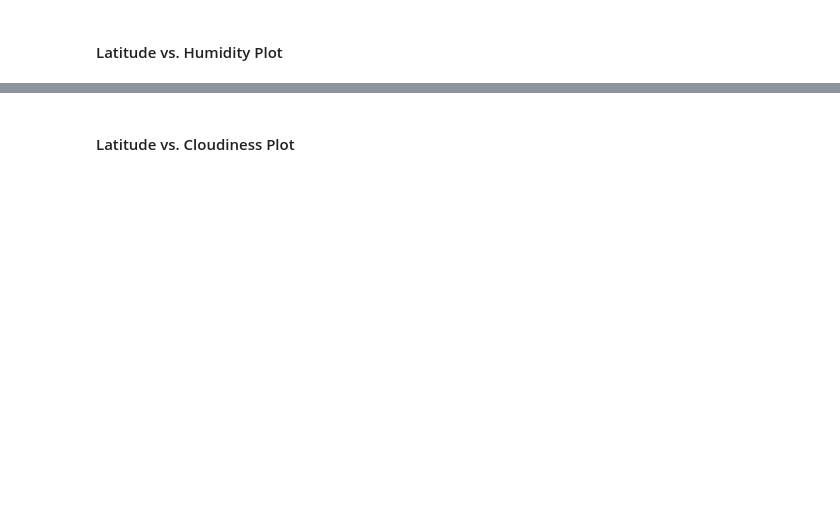
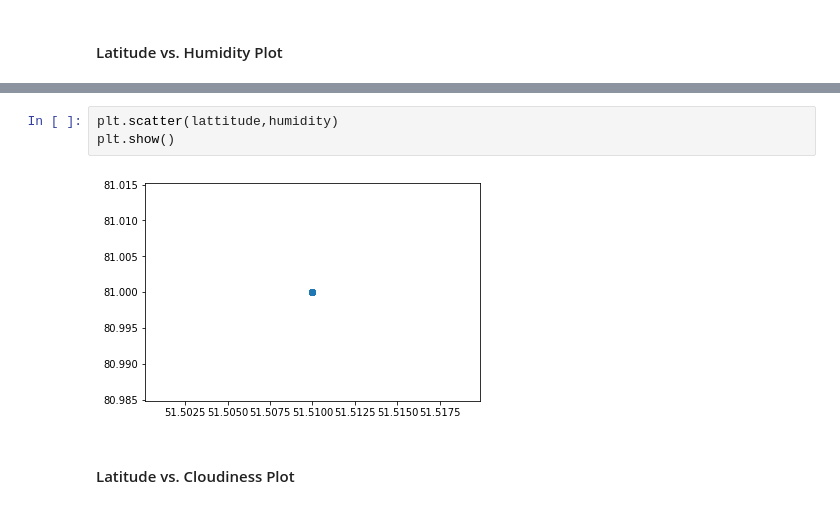
Before and after one commit to andyf117/weather_api, a Jupyter notebook: WeatherPy.ipynb, the cells around one changed output, grey strips where cells are left out. Drawn from its saved outputs; the diff is of its cells as text; blank space fills up the shorter version.

```diff
--- a/WeatherPy.ipynb
+++ b/WeatherPy.ipynb
@@ -132,2 +176,7 @@ dtype: int64
+# %%
+plt.scatter(lattitude,humidity)
+plt.show()
+# %% [output]
+[figure, added]
 # %% [markdown]
 #### Latitude vs. Cloudiness Plot
```
Also changed, not shown: parts of 13 cells of this notebook, 2 other files.
